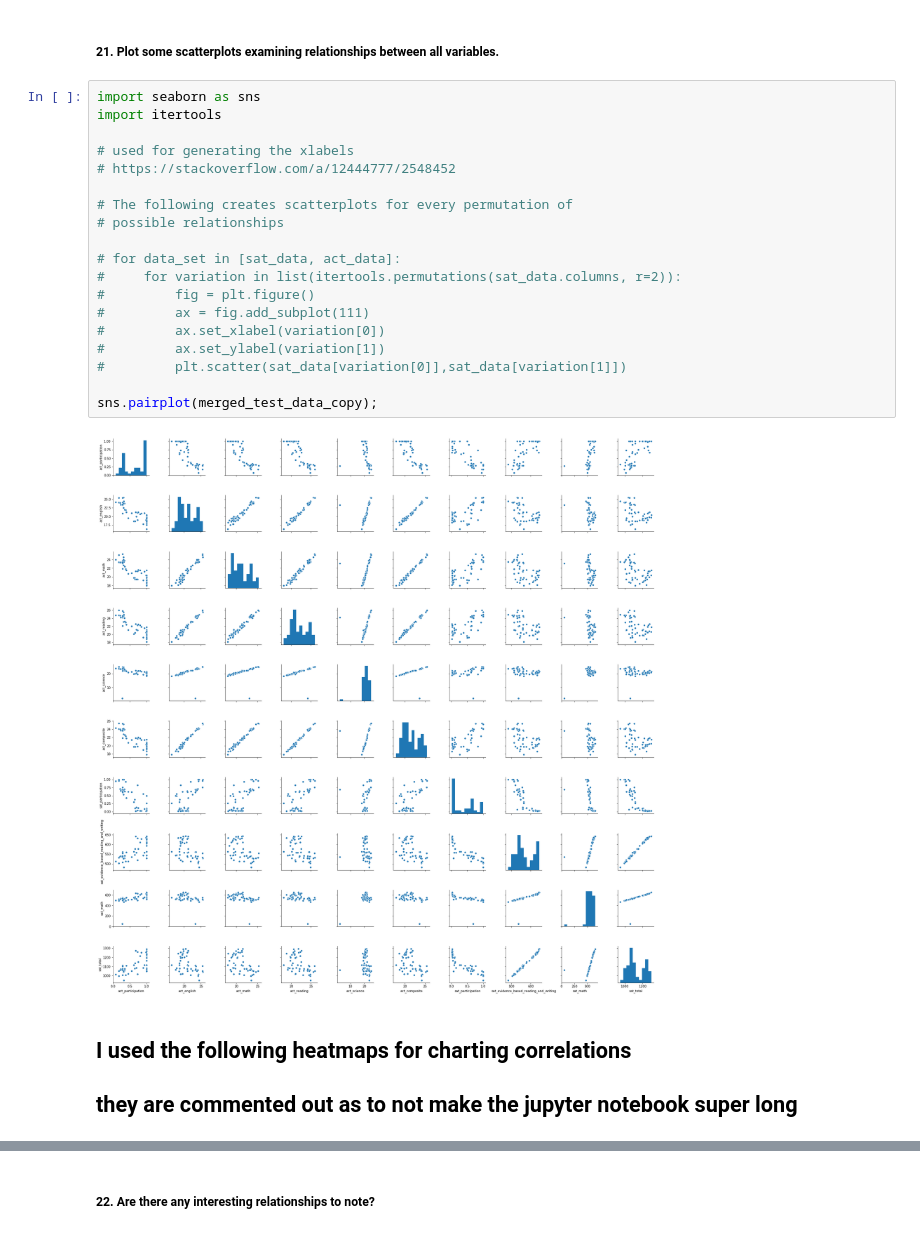
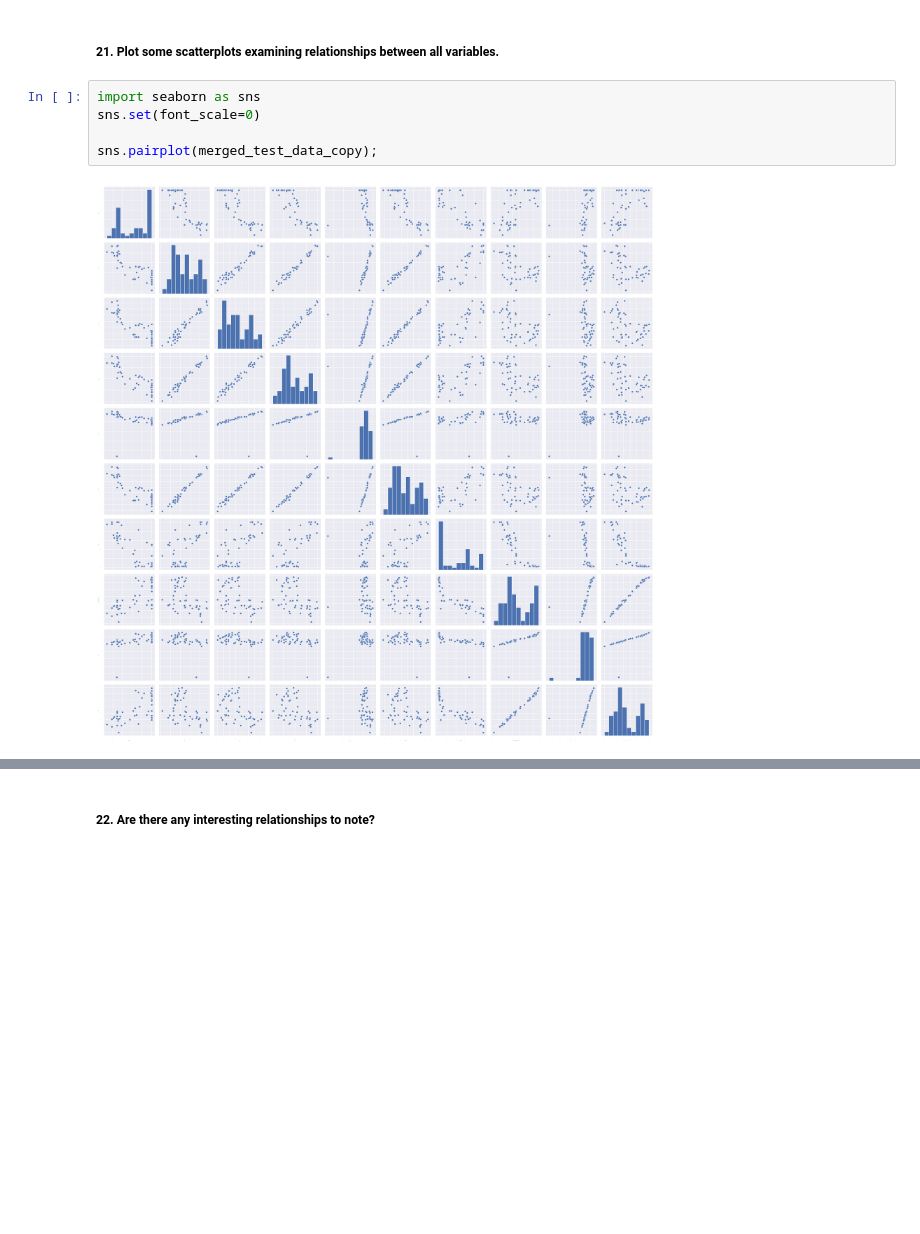
Before and after one commit to rajangdavis/Standardized-Testing-Participation-Exploration, a Jupyter notebook: rajan_davis_la/code/starter-code.ipynb, the cells around one changed output, grey strips where cells are left out. Cells and saved outputs as stored; diff of their text form; blank space fills up the shorter version.

```diff
--- a/rajan_davis_la/code/starter-code.ipynb
+++ b/rajan_davis_la/code/starter-code.ipynb
@@ -361,28 +401,11 @@ for idx,column in enumerate(merged_test_data_copy.columns):
 [figure]
 # %% [markdown]
 ##### 21. Plot some scatterplots examining relationships between all variables.
-# %%
-import seaborn as sns
-import itertools
-
-# used for generating the xlabels
-# https://stackoverflow.com/a/12444777/2548452
-
-# The following creates scatterplots for every permutation of
-# possible relationships
-
-# for data_set in [sat_data, act_data]:
-#     for variation in list(itertools.permutations(sat_data.columns, r=2)):
-#         fig = plt.figure()
-#         ax = fig.add_subplot(111)
-#         ax.set_xlabel(variation[0])
-#         ax.set_ylabel(variation[1])
-#         plt.scatter(sat_data[variation[0]],sat_data[variation[1]])
-
-sns.pairplot(merged_test_data_copy);
-# %% [output]
-[figure, removed]
-# %% [markdown]
-## I used the following heatmaps for charting correlations
-## they are commented out as to not make the jupyter notebook super long
+# %%
+import seaborn as sns
+sns.set(font_scale=0)
+
+sns.pairplot(merged_test_data_copy);
+# %% [output]
+[figure, added]
 # %%
```
Also changed, not shown: parts of 20 cells of this notebook, 4 other files.
